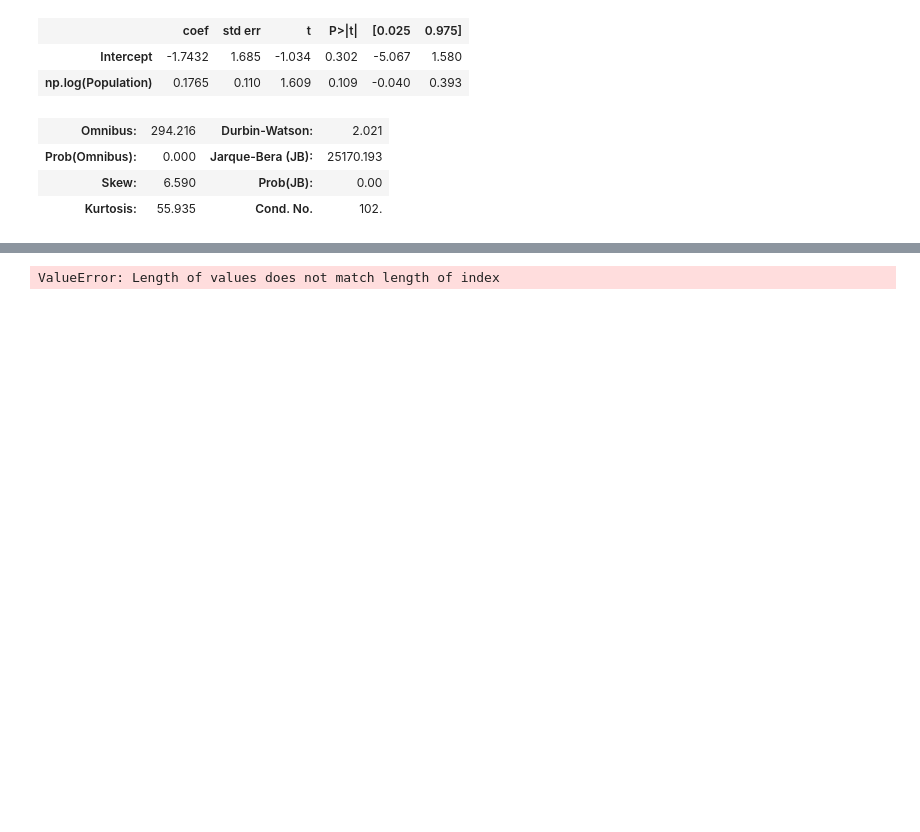
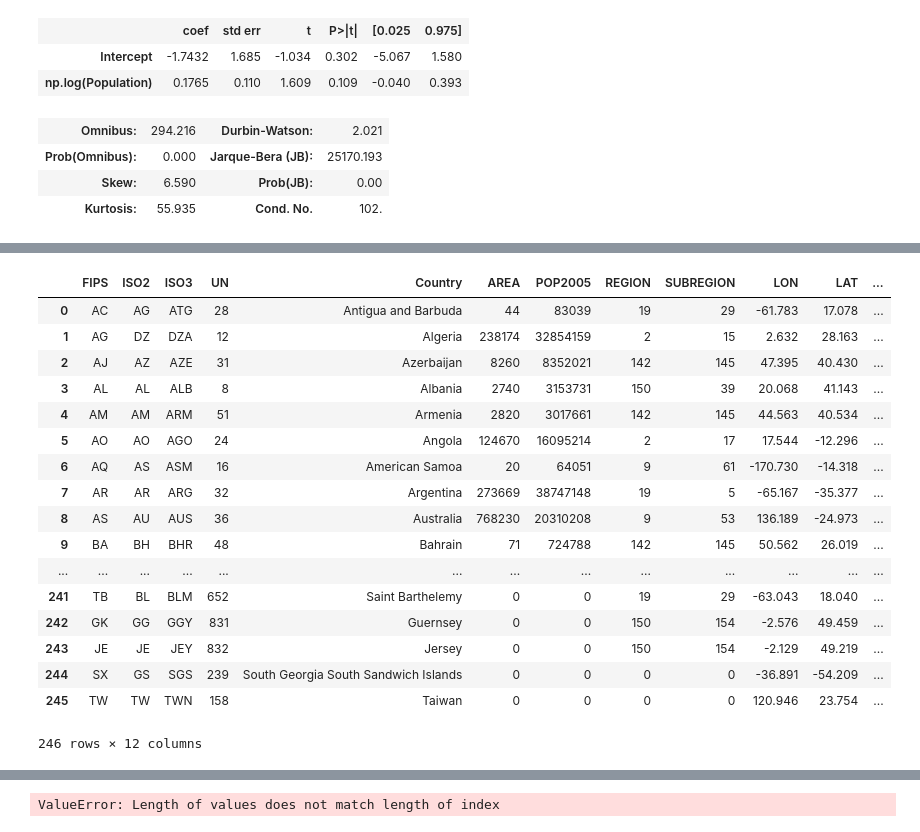
Before and after one commit to erikemueller/final-project-Mueller-Chandra, a Jupyter notebook: Untitled.ipynb, the cells around one changed output, grey strips where cells are left out. Drawn from its saved outputs; the diff is of its cells as text; code cells hidden in the pictures; blank space fills up the shorter version.

```diff
--- a/Untitled.ipynb
+++ b/Untitled.ipynb
@@ -109,0 +98,4 @@ top10for2008
+# %%
+fp = "world/TM_WORLD_BORDERS_SIMPL-0.3.shp"
+data = gpd.read_file(fp)
+data=data.rename(columns={'NAME': 'Country'})
@@ -110,3 +105,24 @@ top10for2008
+# %%
+data
+# %% [output]
+|  | FIPS | ISO2 | ISO3 | UN | Country | AREA | POP2005 | REGION | SUBREGION | LON | LAT | ... |
+| 0 | AC | AG | ATG | 28 | Antigua and Barbuda | 44 | 83039 | 19 | 29 | -61.783 | 17.078 | ... |
+| 1 | AG | DZ | DZA | 12 | Algeria | 238174 | 32854159 | 2 | 15 | 2.632 | 28.163 | ... |
+| 2 | AJ | AZ | AZE | 31 | Azerbaijan | 8260 | 8352021 | 142 | 145 | 47.395 | 40.430 | ... |
+| 3 | AL | AL | ALB | 8 | Albania | 2740 | 3153731 | 150 | 39 | 20.068 | 41.143 | ... |
+| 4 | AM | AM | ARM | 51 | Armenia | 2820 | 3017661 | 142 | 145 | 44.563 | 40.534 | ... |
+| 5 | AO | AO | AGO | 24 | Angola | 124670 | 16095214 | 2 | 17 | 17.544 | -12.296 | ... |
+| 6 | AQ | AS | ASM | 16 | American Samoa | 20 | 64051 | 9 | 61 | -170.730 | -14.318 | ... |
+| 7 | AR | AR | ARG | 32 | Argentina | 273669 | 38747148 | 19 | 5 | -65.167 | -35.377 | ... |
+| 8 | AS | AU | AUS | 36 | Australia | 768230 | 20310208 | 9 | 53 | 136.189 | -24.973 | ... |
+| 9 | BA | BH | BHR | 48 | Bahrain | 71 | 724788 | 142 | 145 | 50.562 | 26.019 | ... |
+| ... | ... | ... | ... | ... | ... | ... | ... | ... | ... | ... | ... | ... |
+| 241 | TB | BL | BLM | 652 | Saint Barthelemy | 0 | 0 | 19 | 29 | -63.043 | 18.040 | ... |
+| 242 | GK | GG | GGY | 831 | Guernsey | 0 | 0 | 150 | 154 | -2.576 | 49.459 | ... |
+| 243 | JE | JE | JEY | 832 | Jersey | 0 | 0 | 150 | 154 | -2.129 | 49.219 | ... |
+| 244 | SX | GS | SGS | 239 | South Georgia South Sandwich Islands | 0 | 0 | 0 | 0 | -36.891 | -54.209 | ... |
+| 245 | TW | TW | TWN | 158 | Taiwan | 0 | 0 | 0 | 0 | 120.946 | 23.754 | ... |
+246 rows × 12 columns
 # %%
 df
 # %% [output]
```
Also changed, not shown: parts of 7 cells of this notebook, 6 other files.
